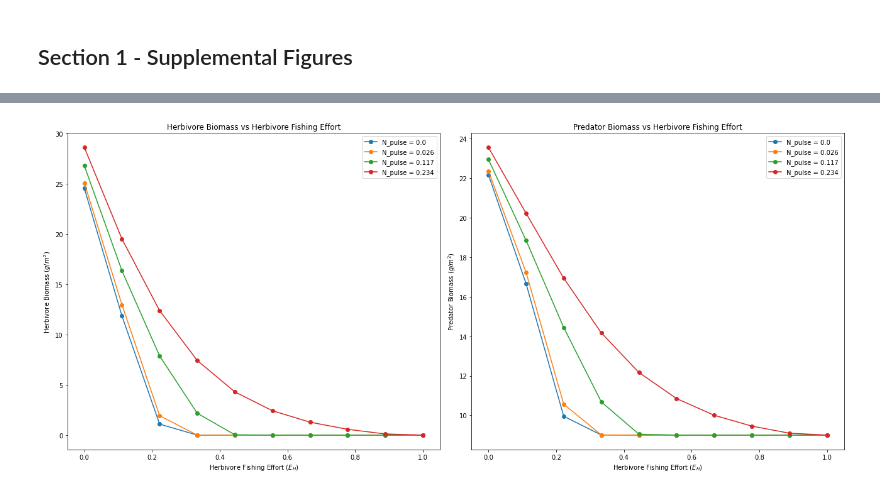
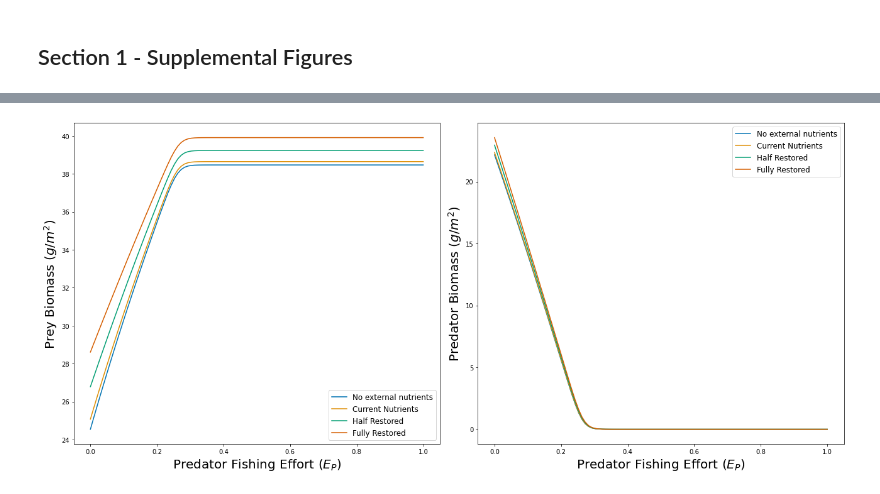
Before and after one commit to ainnesgold/kbay_estuary_model, a Jupyter notebook: supermodel_python_section_1_and_supplemental.ipynb, the cells around one changed output, grey strips where cells are left out. Saved outputs shown, nothing was run; the diff lists cells and outputs as text; code cells hidden in the pictures.

Commit message:
Updated Heatmaps
Updated nutrient pulse language and saved output

```diff
--- a/supermodel_python_section_1_and_supplemental.ipynb
+++ b/supermodel_python_section_1_and_supplemental.ipynb
@@ -614,26 +517,31 @@ plt.show()
 # %%
+#Define custom labels
+custom_labels = ["No external nutrients", "Current Nutrients", "Half Restored", "Fully Restored"]
+
+# Use a colorblind-friendly palette
+colors = sns.color_palette("colorblind", len(custom_labels))
+
+# Create subplots
 fig, (ax1, ax2) = plt.subplots(1, 2, figsize=(18, 8))
 
 # Plot the herbivore biomass (H_final_array)
-for idx, N_pulse in enumerate(N_pulse_values):
-    ax1.plot(E_H_array, H_final_array[idx], label=f'Nutrient pulse = {N_pulse}')
+for idx, label in enumerate(custom_labels):
+    ax1.plot(E_P_array, H_final_array_predator[idx], label=label, color=colors[idx])
 
-ax1.set_xlabel('Prey Fishing Effort ($E_H$)', fontsize=18)
-ax1.set_ylabel('Prey Biomass ($g/m^2$)', fontsize=18)
-#ax1.set_title('Herbivore Biomass vs Herbivore Fishing Effort')
-ax1.legend()
+ax1.set_xlabel('Predator Fishing Effort ($E_P$)', fontsize=20)
+ax1.set_ylabel('Prey Biomass ($g/m^2$)', fontsize=20)
+ax1.legend(fontsize=12)
 
 # Plot the predator biomass (P_final_array)
-for idx, N_pulse in enumerate(N_pulse_values):
-    ax2.plot(E_H_array, P_final_array[idx], label=f'Nurtient pulse = {N_pulse}')
+for idx, label in enumerate(custom_labels):
+    ax2.plot(E_P_array, P_final_array_predator[idx], label=label, color=colors[idx])
 
-ax2.set_xlabel('Prey Fishing Effort ($E_H$)', fontsize=18)
-ax2.set_ylabel('Predator Biomass ($g/m^2$)', fontsize=18)
-#ax2.set_title('Predator Biomass vs Herbivore Fishing Effort')
-ax2.legend()
+ax2.set_xlabel('Predator Fishing Effort ($E_P$)', fontsize=20)
+ax2.set_ylabel('Predator Biomass ($g/m^2$)', fontsize=20)
+ax2.legend(fontsize=12)
 
 # Adjust layout
 plt.tight_layout()
 plt.show()
 # %% [output]
-[figure, old version]
+[figure, new version]
```
Also changed, not shown: parts of 12 cells of this notebook, 25 other files.
